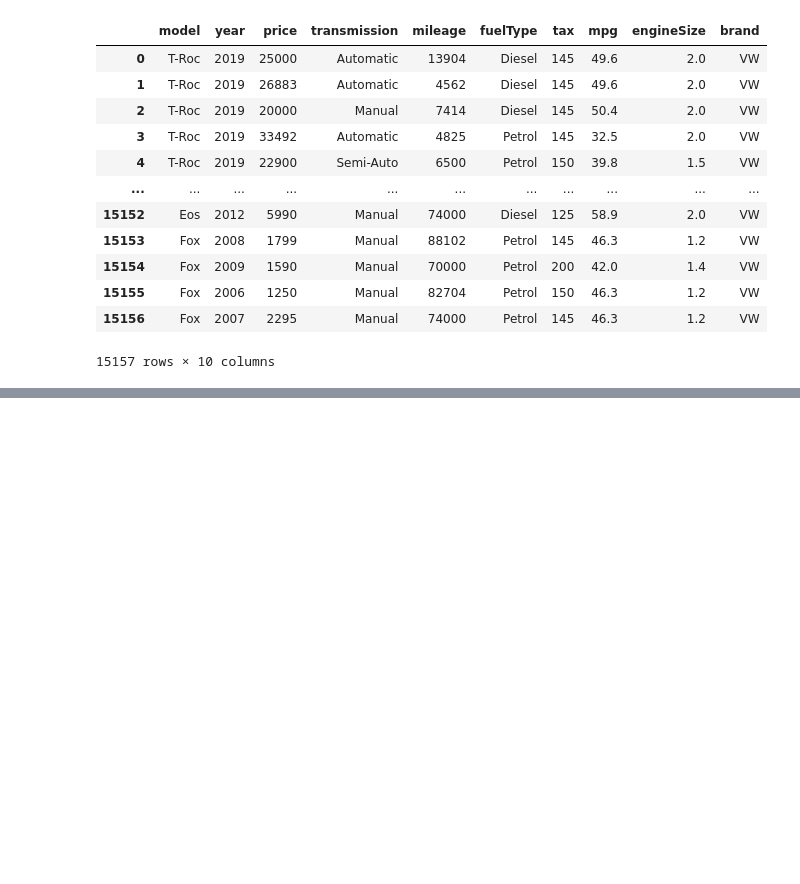
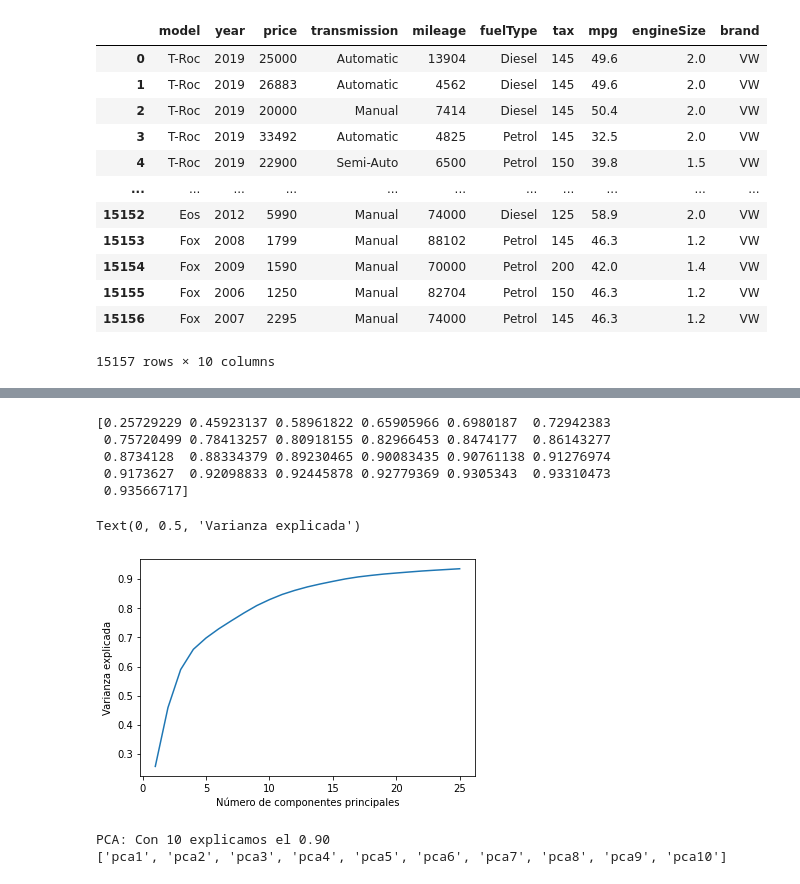
Before and after one commit to karinSalazar/Grupo_5, a Jupyter notebook: Preprocesamiento.ipynb, the cells around one changed output, grey strips where cells are left out. Cells and saved outputs as stored; diff of their text form; code cells hidden in the pictures; blank space fills up the shorter version.

```diff
--- a/Preprocesamiento.ipynb
+++ b/Preprocesamiento.ipynb
@@ -317,0 +363,17 @@ pd.DataFrame(vehiculos)
+# %%
+def oneHotEncoder(df, column_name, prefix):
+    df = df.join(pd.get_dummies(df[column_name], prefix=prefix))
+    df = df[df.columns.difference([column_name])]
+    return df
+# %%
+df = oneHotEncoder(df,"fuelType", prefix='fuelType')
+df = oneHotEncoder(df,"brand", prefix='Brand')
+df = oneHotEncoder(df,"transmission", prefix='Transsmission')
+df = oneHotEncoder(df,"model", prefix='Model')
+# %%
+# engineSize, mileage, tax, mpg, old - rescale
+df.tax = scale(df.tax)
+df.mileage = scale (df.mileage)
+df.mpg = scale(df.mpg)
+df.old = scale(df.old)
+df.engineSize = scale(df.engineSize)
@@ -317,0 +396,37 @@ pd.DataFrame(vehiculos)
+# %%
+Y = df[VAR_OBJ]
+X = df[df.columns.difference([VAR_OBJ])]
+# %%
+pca = PCA(n_components=25).fit(X)
+plt.figure(figsize=(6,4))
+
+xx = np.arange(1, 26, step=1)
+yy = np.cumsum(pca.explained_variance_ratio_)
+print(yy)
+
+plt.plot(xx, yy)
+plt.xlabel('Número de componentes principales')
+plt.ylabel('Varianza explicada')
+# %% [output]
+[0.25729229 0.45923137 0.58961822 0.65905966 0.6980187  0.72942383
+ 0.75720499 0.78413257 0.80918155 0.82966453 0.8474177  0.86143277
+ 0.8734128  0.88334379 0.89230465 0.90083435 0.90761138 0.91276974
+ 0.9173627  0.92098833 0.92445878 0.92779369 0.9305343  0.93310473
+ 0.93566717]
+Text(0, 0.5, 'Varianza explicada')
+[figure, added]
+# %%
+print("PCA: Con 10 explicamos el 0.90 ")
+
+components= []
+
+for i in range(0,10):
+    components.append("pca"+str(i+1))
+
+
+df_final = pd.DataFrame(data = PCA(n_components=10).fit_transform(X), columns = components).set_index(X.index)
+df_final.join(Y)
+df_final.to_csv("dataset_entrenamiento.csv", index = False)
+# %% [output]
+PCA: Con 10 explicamos el 0.90
+['pca1', 'pca2', 'pca3', 'pca4', 'pca5', 'pca6', 'pca7', 'pca8', 'pca9', 'pca10']
```
Also changed, not shown: parts of 27 cells of this notebook, 13 other files.
